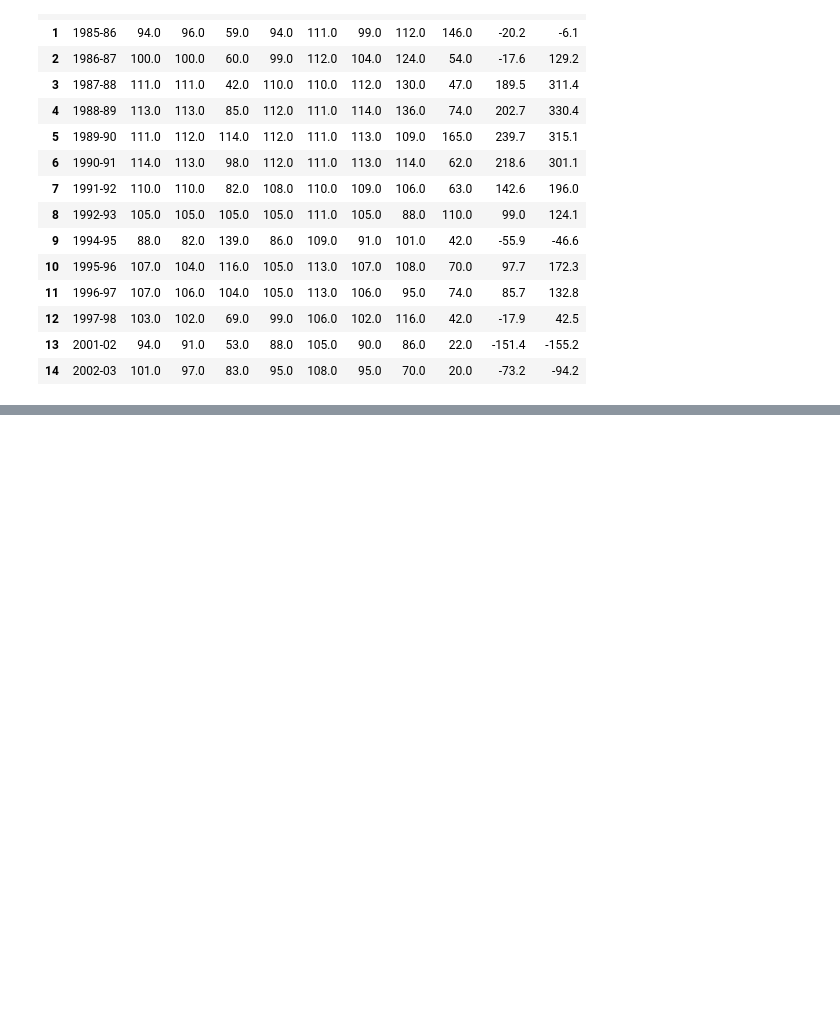
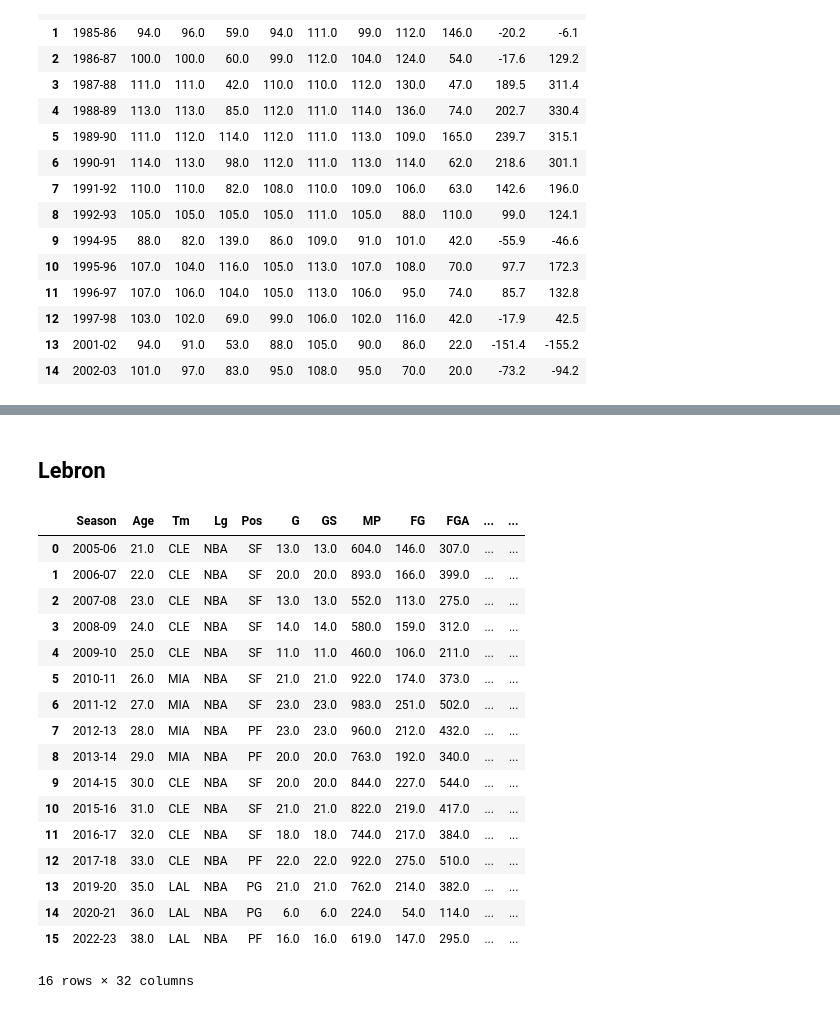
Before and after one commit to SilverCrocus/basketball-stats-dashboard, a Jupyter notebook: notebooks/cleaning.ipynb, the cells around one changed output, grey strips where cells are left out. Cells and saved outputs as stored; diff of their text form; code cells hidden in the pictures; blank space fills up the shorter version.

```diff
--- a/notebooks/cleaning.ipynb
+++ b/notebooks/cleaning.ipynb
@@ -428,0 +550,5 @@ mj_adj_shooting.to_parquet('../data/mj_adj_shooting.parquet')
+# %%
+# select table playoffs_totals
+query = 'SELECT * FROM playoffs_totals'
+mj_playoffs_totals = pd.read_sql(query, conn_mj)
+lj_playoffs_totals = pd.read_sql(query, conn_lj)
@@ -428,0 +607,26 @@ mj_adj_shooting.to_parquet('../data/mj_adj_shooting.parquet')
+# %% [markdown]
+## Lebron
+# %%
+# remove career and below for lj
+lj_playoffs_totals = lj_playoffs_totals.loc[: lj_playoffs_totals[lj_playoffs_totals['Season'] == 'Career'].index[0] - 1]
+# %%
+lj_playoffs_totals
+# %% [output]
+|  | Season | Age | Tm | Lg | Pos | G | GS | MP | FG | FGA | ... | ... |
+| 0 | 2005-06 | 21.0 | CLE | NBA | SF | 13.0 | 13.0 | 604.0 | 146.0 | 307.0 | ... | ... |
+| 1 | 2006-07 | 22.0 | CLE | NBA | SF | 20.0 | 20.0 | 893.0 | 166.0 | 399.0 | ... | ... |
+| 2 | 2007-08 | 23.0 | CLE | NBA | SF | 13.0 | 13.0 | 552.0 | 113.0 | 275.0 | ... | ... |
+| 3 | 2008-09 | 24.0 | CLE | NBA | SF | 14.0 | 14.0 | 580.0 | 159.0 | 312.0 | ... | ... |
+| 4 | 2009-10 | 25.0 | CLE | NBA | SF | 11.0 | 11.0 | 460.0 | 106.0 | 211.0 | ... | ... |
+| 5 | 2010-11 | 26.0 | MIA | NBA | SF | 21.0 | 21.0 | 922.0 | 174.0 | 373.0 | ... | ... |
+| 6 | 2011-12 | 27.0 | MIA | NBA | SF | 23.0 | 23.0 | 983.0 | 251.0 | 502.0 | ... | ... |
+| 7 | 2012-13 | 28.0 | MIA | NBA | PF | 23.0 | 23.0 | 960.0 | 212.0 | 432.0 | ... | ... |
+| 8 | 2013-14 | 29.0 | MIA | NBA | PF | 20.0 | 20.0 | 763.0 | 192.0 | 340.0 | ... | ... |
+| 9 | 2014-15 | 30.0 | CLE | NBA | SF | 20.0 | 20.0 | 844.0 | 227.0 | 544.0 | ... | ... |
+| 10 | 2015-16 | 31.0 | CLE | NBA | SF | 21.0 | 21.0 | 822.0 | 219.0 | 417.0 | ... | ... |
+| 11 | 2016-17 | 32.0 | CLE | NBA | SF | 18.0 | 18.0 | 744.0 | 217.0 | 384.0 | ... | ... |
+| 12 | 2017-18 | 33.0 | CLE | NBA | PF | 22.0 | 22.0 | 922.0 | 275.0 | 510.0 | ... | ... |
+| 13 | 2019-20 | 35.0 | LAL | NBA | PG | 21.0 | 21.0 | 762.0 | 214.0 | 382.0 | ... | ... |
+| 14 | 2020-21 | 36.0 | LAL | NBA | PG | 6.0 | 6.0 | 224.0 | 54.0 | 114.0 | ... | ... |
+| 15 | 2022-23 | 38.0 | LAL | NBA | PF | 16.0 | 16.0 | 619.0 | 147.0 | 295.0 | ... | ... |
+16 rows × 32 columns
```
Also changed, not shown: parts of 34 cells of this notebook, 6 other files.
